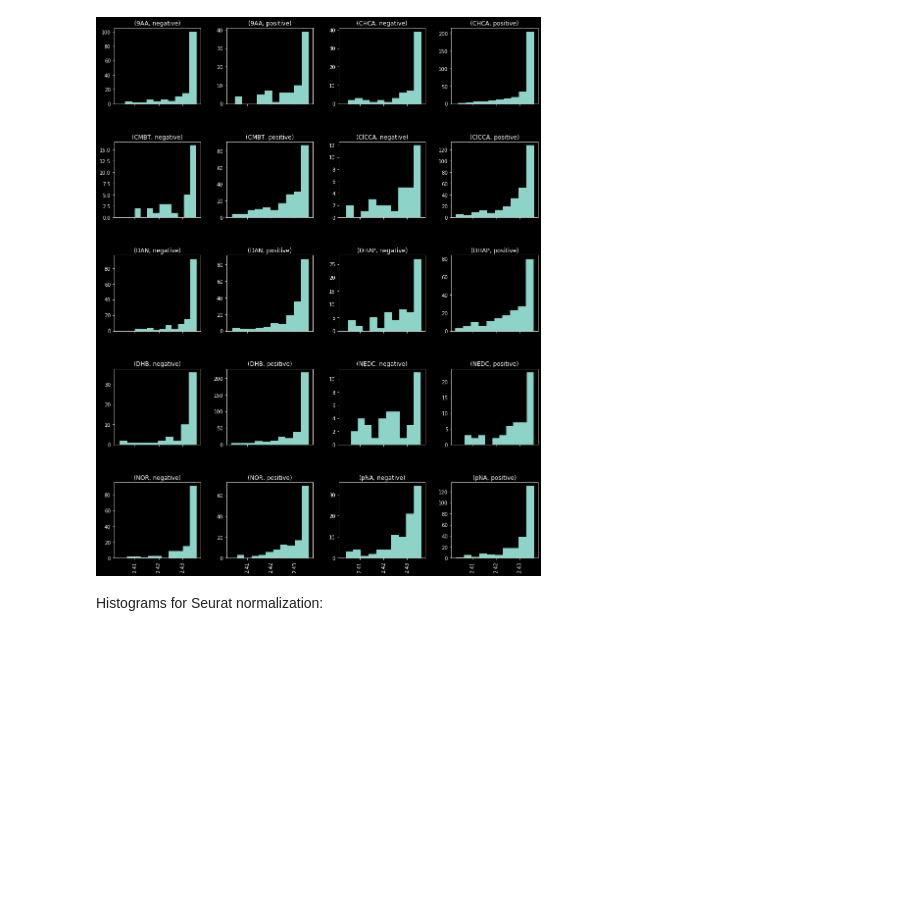
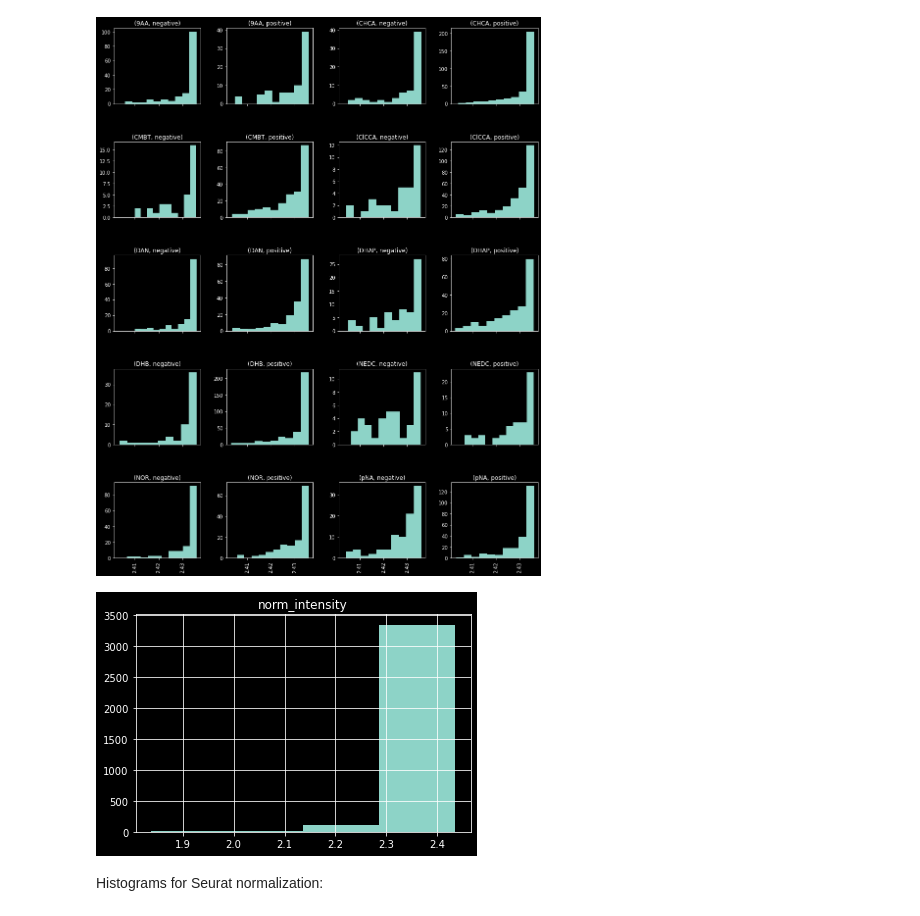
Before and after one commit to alexandrovteam/predicting-APMALDI-response, a Jupyter notebook: notebooks/regression.ipynb, the cells around one changed output. Cells and saved outputs as stored; diff of their text form; code cells hidden in the pictures; blank space fills up the shorter version.

```diff
--- a/notebooks/regression.ipynb
+++ b/notebooks/regression.ipynb
@@ -317,6 +321,10 @@ ax = fig.gca()
 _ = intensities[intensities["spot_intensity"] > 100].hist("norm_intensity", by=["Matrix short", "Polarity"], ax=ax, sharex=True)
 # %% [output]
 [figure]
+# %%
+_ = intensities[intensities["norm_intensity"] > 0].hist("norm_intensity", bins=4)
+# %% [output]
+[figure, added]
 # %% [markdown]
 Histograms for Seurat normalization:
 # %%
```
Also changed, not shown: parts of 4 cells of this notebook, 1 other file.
